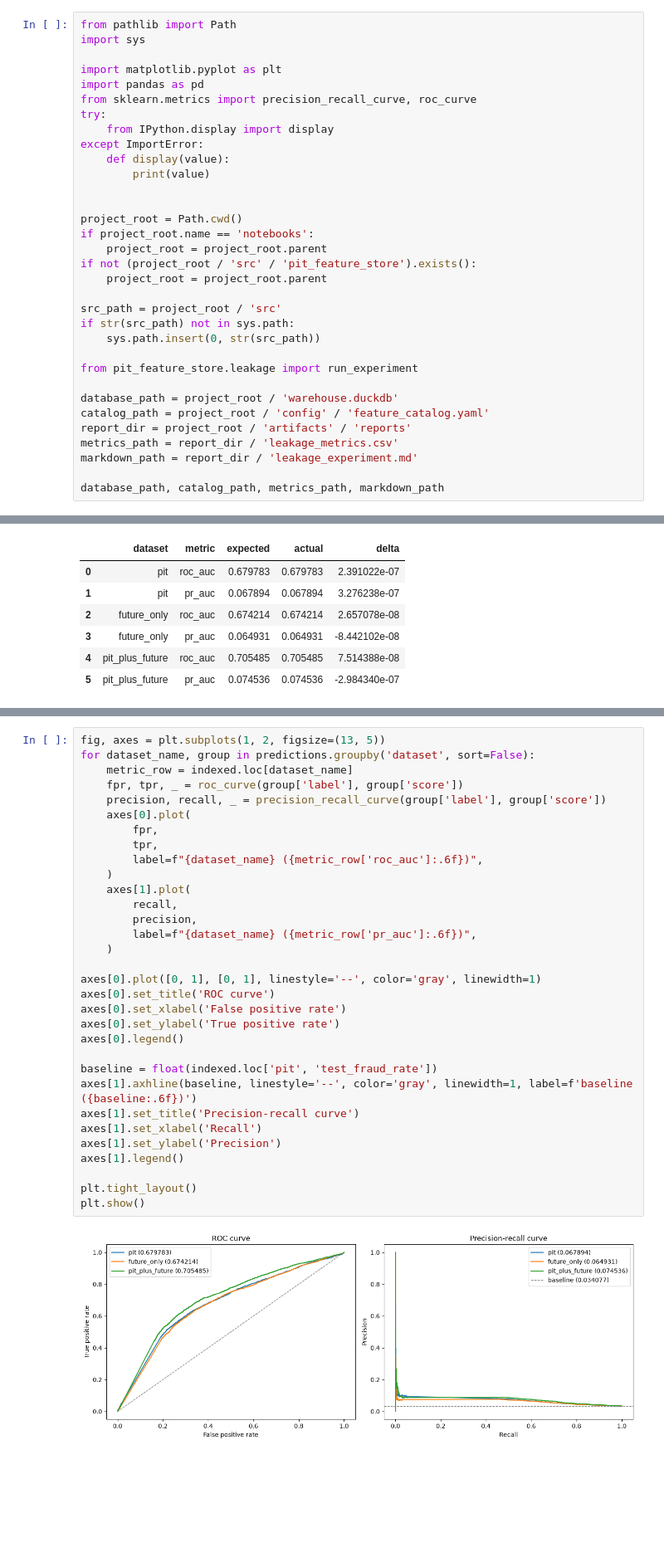
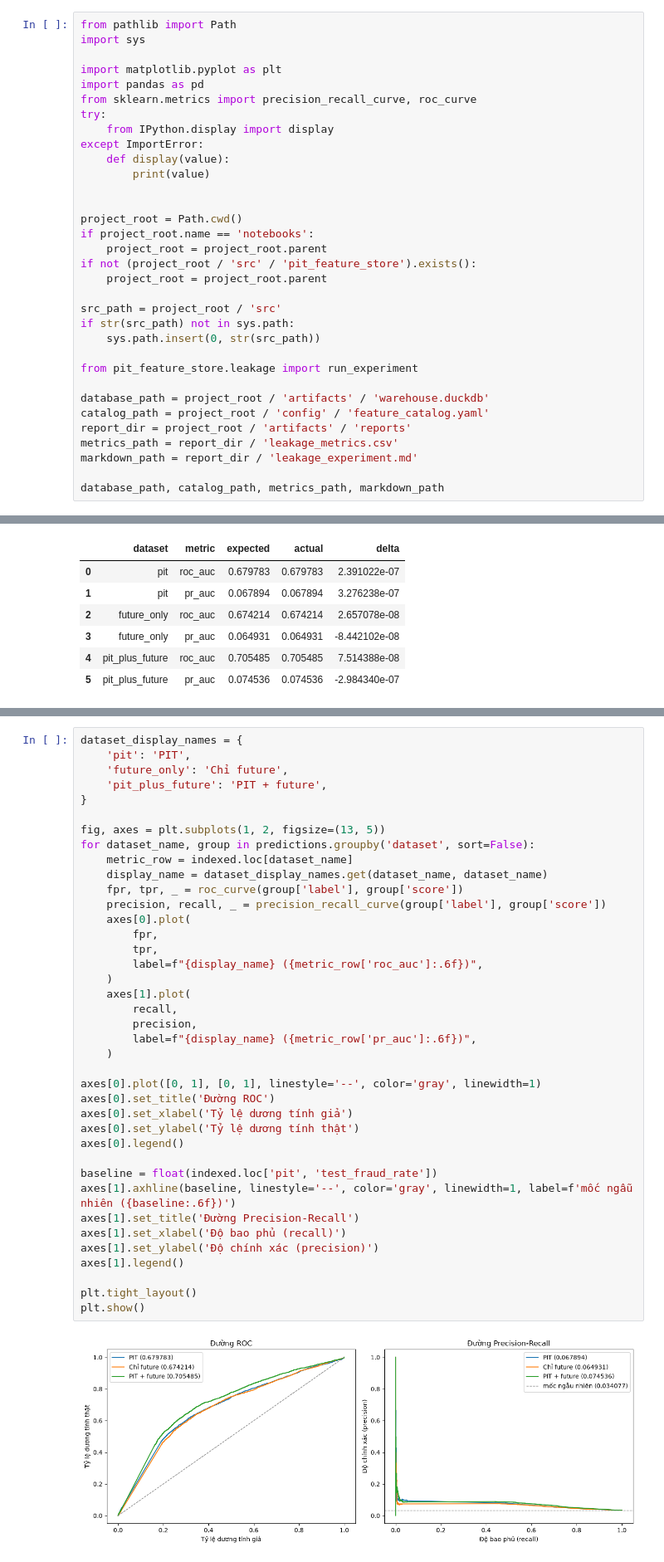
Before and after one commit to ductiens/point-in-time-feature-store, a Jupyter notebook: notebooks/02_leakage_experiment.ipynb, the cells around one changed output, grey strips where cells are left out. Shown at 83% size. Saved outputs shown, nothing was run; the diff lists cells and outputs as text; blank space fills up the shorter version.

```diff
--- a/notebooks/02_leakage_experiment.ipynb
+++ b/notebooks/02_leakage_experiment.ipynb
@@ -35,7 +35,7 @@ if str(src_path) not in sys.path:
 
 from pit_feature_store.leakage import run_experiment
 
-database_path = project_root / 'warehouse.duckdb'
+database_path = project_root / 'artifacts' / 'warehouse.duckdb'
 catalog_path = project_root / 'config' / 'feature_catalog.yaml'
 report_dir = project_root / 'artifacts' / 'reports'
 metrics_path = report_dir / 'leakage_metrics.csv'
@@ -123,37 +123,44 @@ The curves are drawn in the notebook from returned prediction scores. No chartin
 # %%
+dataset_display_names = {
+    'pit': 'PIT',
+    'future_only': 'Chỉ future',
+    'pit_plus_future': 'PIT + future',
+}
+
 fig, axes = plt.subplots(1, 2, figsize=(13, 5))
 for dataset_name, group in predictions.groupby('dataset', sort=False):
     metric_row = indexed.loc[dataset_name]
+    display_name = dataset_display_names.get(dataset_name, dataset_name)
     fpr, tpr, _ = roc_curve(group['label'], group['score'])
     precision, recall, _ = precision_recall_curve(group['label'], group['score'])
     axes[0].plot(
         fpr,
         tpr,
-        label=f"{dataset_name} ({metric_row['roc_auc']:.6f})",
+        label=f"{display_name} ({metric_row['roc_auc']:.6f})",
     )
     axes[1].plot(
         recall,
         precision,
-        label=f"{dataset_name} ({metric_row['pr_auc']:.6f})",
+        label=f"{display_name} ({metric_row['pr_auc']:.6f})",
     )
 
 axes[0].plot([0, 1], [0, 1], linestyle='--', color='gray', linewidth=1)
-axes[0].set_title('ROC curve')
-axes[0].set_xlabel('False positive rate')
-axes[0].set_ylabel('True positive rate')
+axes[0].set_title('Đường ROC')
+axes[0].set_xlabel('Tỷ lệ dương tính giả')
+axes[0].set_ylabel('Tỷ lệ dương tính thật')
 axes[0].legend()
 
 baseline = float(indexed.loc['pit', 'test_fraud_rate'])
-axes[1].axhline(baseline, linestyle='--', color='gray', linewidth=1, label=f'baseline ({baseline:.6f})')
-axes[1].set_title('Precision-recall curve')
-axes[1].set_xlabel('Recall')
-axes[1].set_ylabel('Precision')
+axes[1].axhline(baseline, linestyle='--', color='gray', linewidth=1, label=f'mốc ngẫu nhiên ({baseline:.6f})')
+axes[1].set_title('Đường Precision-Recall')
+axes[1].set_xlabel('Độ bao phủ (recall)')
+axes[1].set_ylabel('Độ chính xác (precision)')
 axes[1].legend()
 
 plt.tight_layout()
 plt.show()
 # %% [output]
-[figure, old version]
+[figure, new version]
 # %% [markdown]
 ## Analysis Summary
 
```
Also changed, not shown: parts of 9 cells of this notebook, 12 other files.
